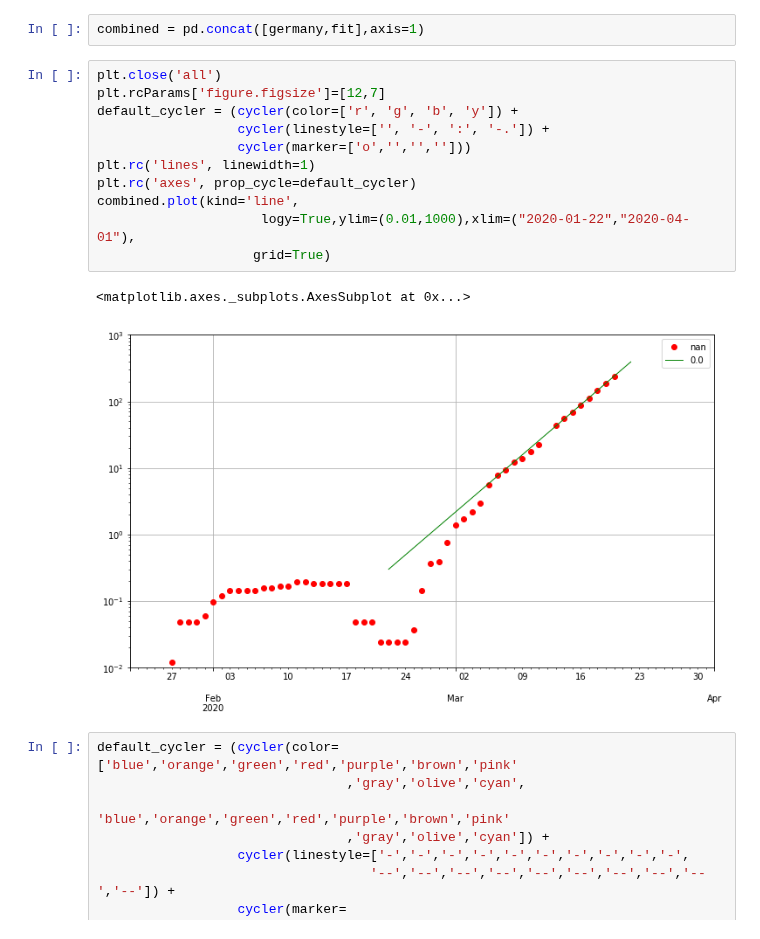
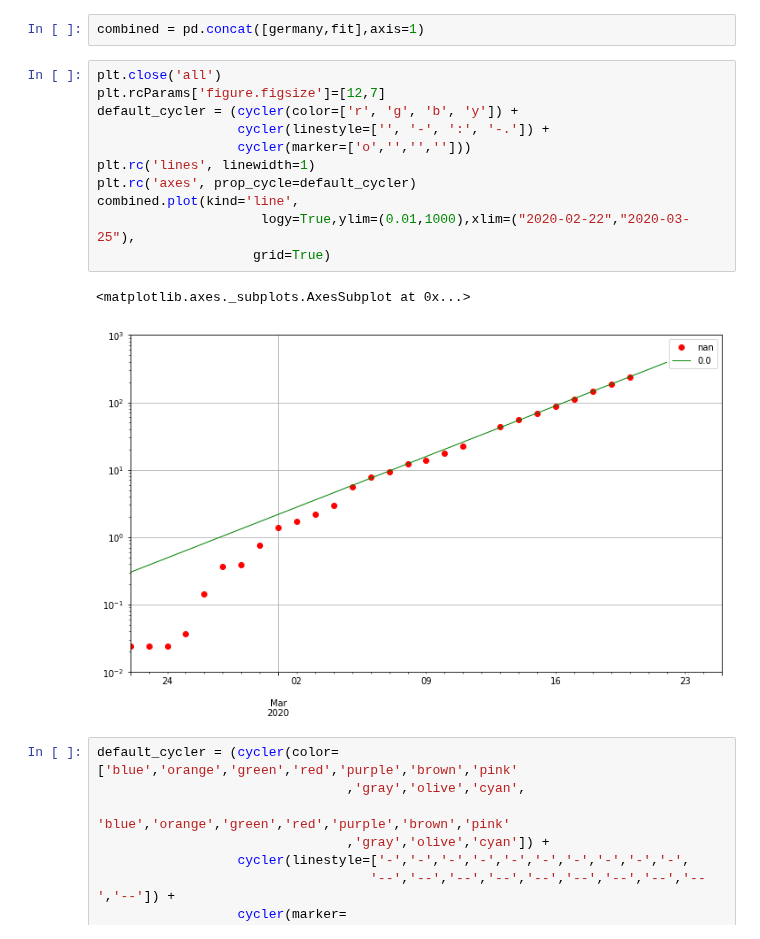
Before and after one commit to matsim-vsp/COVID-19, a Jupyter notebook: csse_covid_19_data/csse_covid_19_time_series/Untitled.ipynb, the cells around one changed output. Drawn from its saved outputs; the diff is of its cells as text.

```diff
--- a/csse_covid_19_data/csse_covid_19_time_series/Untitled.ipynb
+++ b/csse_covid_19_data/csse_covid_19_time_series/Untitled.ipynb
@@ -158,17 +158,17 @@ combined = pd.concat([germany,fit],axis=1)
 # %%
 plt.close('all')
 plt.rcParams['figure.figsize']=[12,7]
 default_cycler = (cycler(color=['r', 'g', 'b', 'y']) +
                   cycler(linestyle=['', '-', ':', '-.']) +
                   cycler(marker=['o','','','']))
 plt.rc('lines', linewidth=1)
 plt.rc('axes', prop_cycle=default_cycler)
 combined.plot(kind='line',
-                     logy=True,ylim=(0.01,1000),xlim=("2020-01-22","2020-04-01"),
+                     logy=True,ylim=(0.01,1000),xlim=("2020-02-22","2020-03-25"),
                     grid=True)
 # %% [output]
 <matplotlib.axes._subplots.AxesSubplot at 0x...>
-[figure, old version]
+[figure, new version]
 # %%
 default_cycler = (cycler(color=['blue','orange','green','red','purple','brown','pink'
                                 ,'gray','olive','cyan',
```
